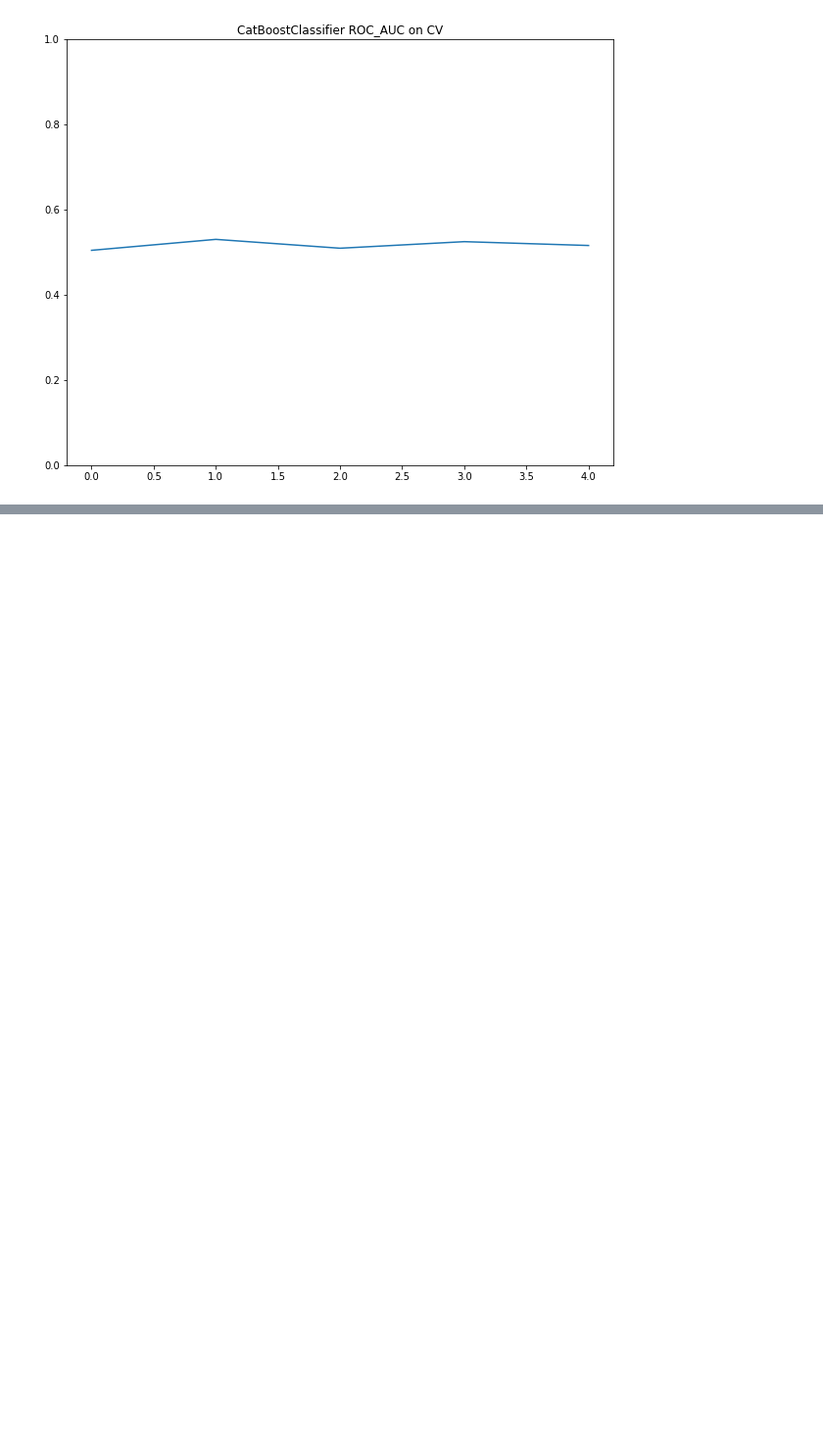
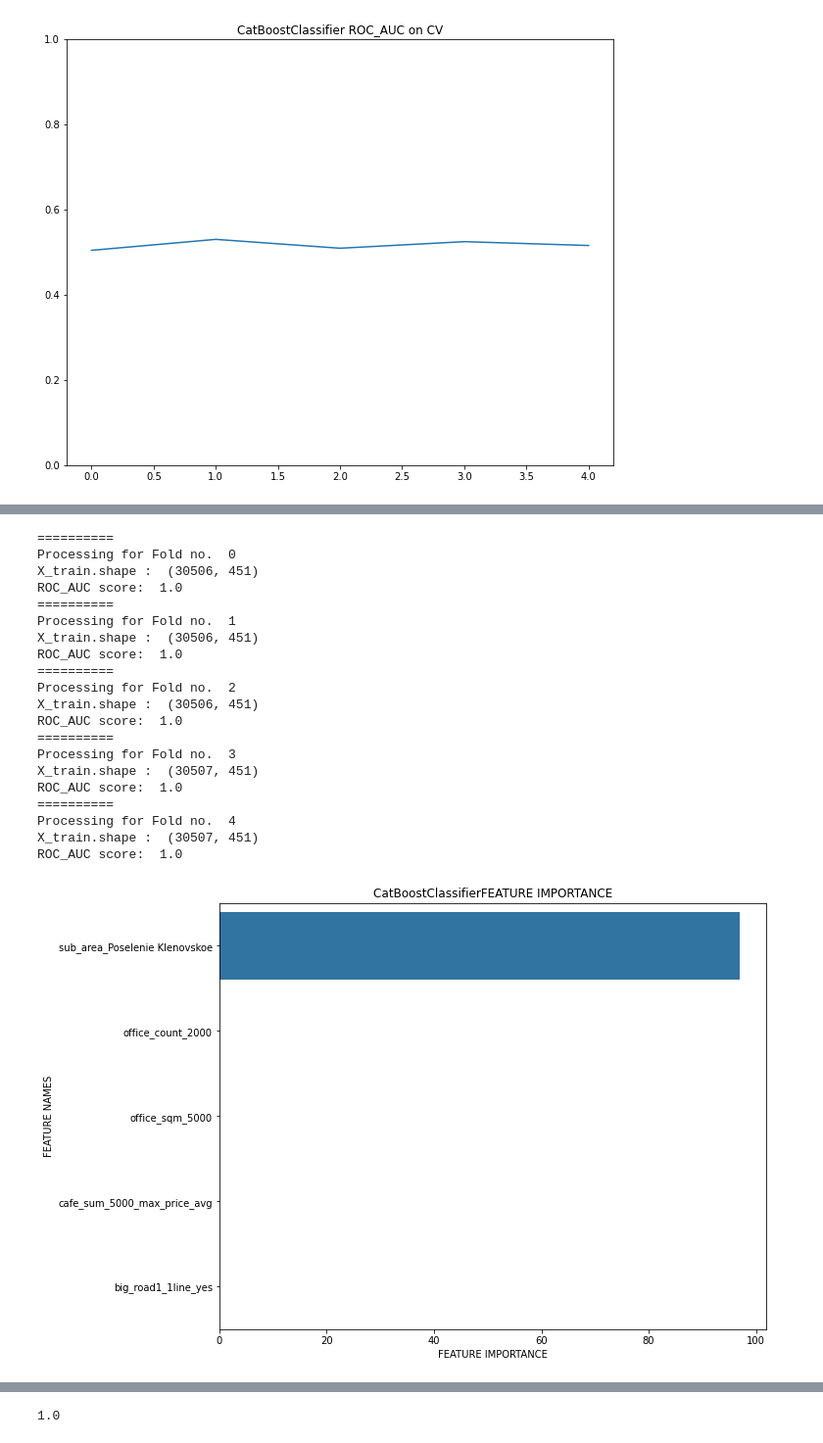
Before and after one commit to AlexGrunt/MLValidation, a Jupyter notebook: adversarial_validation/[1]adversarial_validation_tool.ipynb, the cells around one changed output, grey strips where cells are left out. Shown: that part at 98% size. Cells and saved outputs as stored; diff of their text form; code cells hidden in the pictures; blank space fills up the shorter version.

```diff
--- a/adversarial_validation/[1]adversarial_validation_tool.ipynb
+++ b/adversarial_validation/[1]adversarial_validation_tool.ipynb
@@ -12,5 +16,7 @@ from typing import Callable
 # %%
-def plot_feature_importance(importance,names,model_type):
+def plot_feature_importance(importance,names,model_type, num_best=None):
+    if num_best is None:
+      num_best = len(importance)
 
     #Create arrays from feature importance and feature names
     feature_importance = np.array(importance)
@@ -21,7 +27,10 @@ def plot_feature_importance(importance,names,model_type):
     fi_df = pd.DataFrame(data)
 
     #Sort the DataFrame in order decreasing feature importance
-    fi_df.sort_values(by=['feature_importance'], ascending=False,inplace=True)
+    fi_df = (
+        fi_df.sort_values(by=['feature_importance'], ascending=False)
+        .head(num_best)
+    )
 
     #Define size of bar plot
     plt.figure(figsize=(10,8))
@@ -144,0 +260,36 @@ ROC_AUC score:  0.5155458333333334
+# %%
+train = pd.read_csv('train.csv')
+test = pd.read_csv('test.csv')
+# %%
+train_r = train.drop(columns=['id', 'timestamp'])
+test_r = test.drop(columns=['id', 'timestamp'])
+
+concept_drift_check(
+    train_r,
+    test_r,
+    'price_doc',
+    plot_fi_diagram=True,
+    plot_roc_auc=True
+    )
+# %% [output]
+==========
+Processing for Fold no.  0
+X_train.shape :  (30506, 451)
+ROC_AUC score:  1.0
+==========
+Processing for Fold no.  1
+X_train.shape :  (30506, 451)
+ROC_AUC score:  1.0
+==========
+Processing for Fold no.  2
+X_train.shape :  (30506, 451)
+ROC_AUC score:  1.0
+==========
+Processing for Fold no.  3
+X_train.shape :  (30507, 451)
+ROC_AUC score:  1.0
+==========
+Processing for Fold no.  4
+X_train.shape :  (30507, 451)
+ROC_AUC score:  1.0
+[figure, added]
@@ -144,0 +297 @@ ROC_AUC score:  0.5155458333333334
+1.0
```
Also changed, not shown: parts of 21 cells of this notebook.
